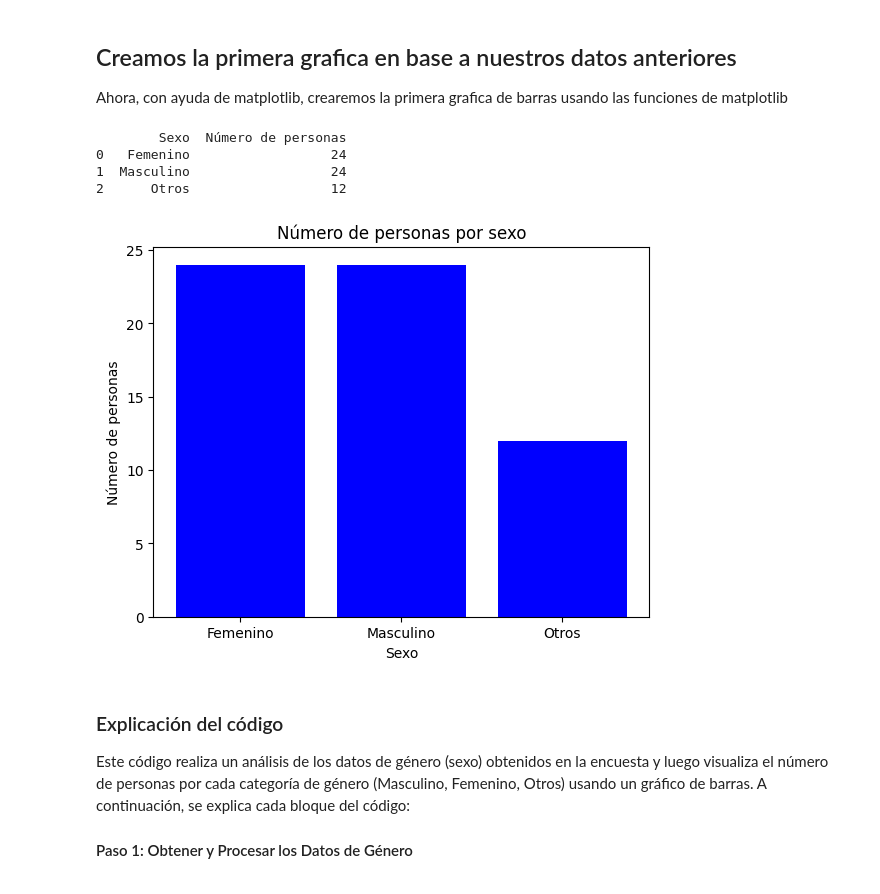
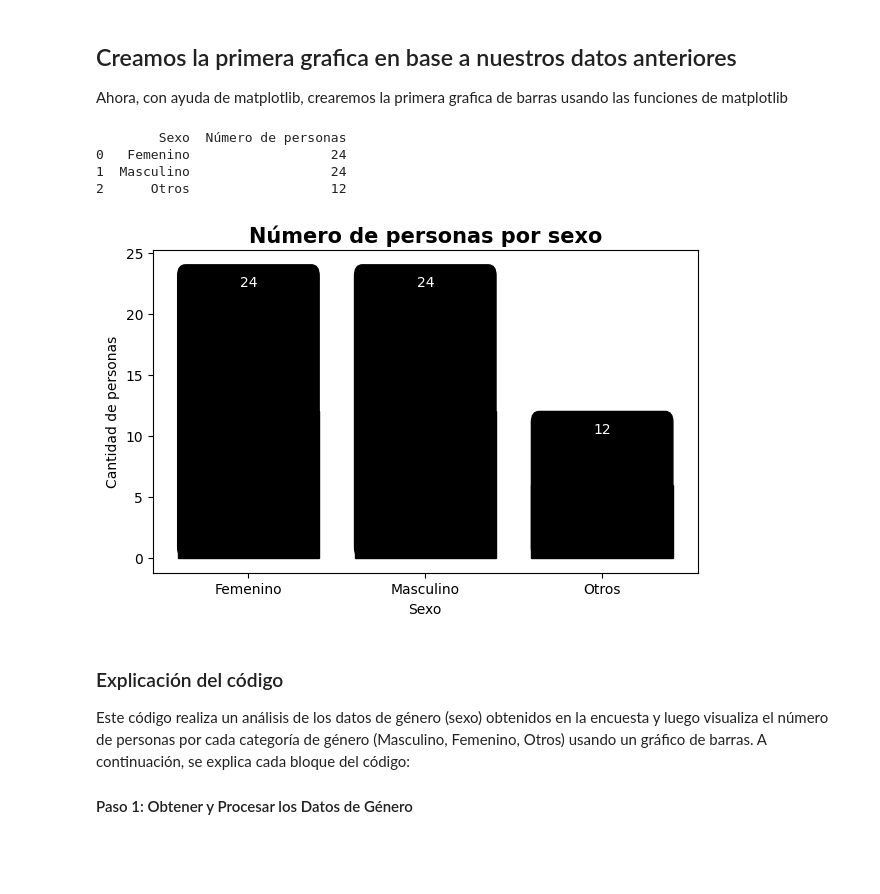
Before and after one commit to Chere3/maizteca_analisis, a Jupyter notebook: main.ipynb, the cells around one changed output. Cells and saved outputs as stored; diff of their text form; code cells hidden in the pictures; blank space fills up the shorter version.

Commit message:
refactor(sex): change format of visualization of graphs

```diff
--- a/main.ipynb
+++ b/main.ipynb
@@ -48,23 +48,45 @@ Ahora, con ayuda de matplotlib, crearemos la primera grafica de barras usando la
 # %%
 # Get the data.
 sex_data = np.unique(np.array(list(map(lambda x: x if x in ["Masculino", "Femenino"] else "Otros", data[:, 1]))), return_counts=True,)
 
 # Plot the data and print table.
 print(pd.DataFrame({"Sexo": sex_data[0], "Número de personas": sex_data[1]}))
-plt.bar(sex_data[0], sex_data[1], color="blue")
+
+# Create the figure and the axes.
+fig, ax = plt.subplots(figsize=(6, 4), constrained_layout=True)
+
+# Remove the null values from the plotting data.
+sex_bars_without_nans = [x if x is not None else 0 for x in sex_data[1]]
+sex_bars = plt.bar(x=sex_data[0], height=sex_bars_without_nans, color="black")
+
+# Rounding bars patch
+for i, bar in enumerate(sex_bars):
+    # Add text annotation.
+    plt.text(bar.get_x() + bar.get_width() / 2, bar.get_height() - 2, sex_bars_without_nans[i], ha="center", va="bottom", color="white")
+
+    # Make the bars rounded.
+    if bar.get_height() > 0.2 * min(sex_bars_without_nans):
+        rounded_top = mpatches.FancyBboxPatch(xy=bar.get_xy(), width=bar.get_width(), height=bar.get_height(), boxstyle="round,pad=0,rounding_size=0.04", color="black", transform=ax.transData, mutation_scale=1.1, mutation_aspect=20)
+        square_bottom = mpatches.Rectangle(xy=bar.get_xy(), width=bar.get_width(), height=bar.get_height()/2, transform=ax.transData, color="black")
+
+
+    bar.remove()
+    plt.gca().add_patch(rounded_top)
+    plt.gca().add_patch(square_bottom)
+
 
 # Add labels.
 plt.xlabel("Sexo")
-plt.ylabel("Número de personas")
-plt.title("Número de personas por sexo")
+plt.ylabel("Cantidad de personas")
+plt.title("Número de personas por sexo", fontsize=15, fontweight="bold")
 
 plt.show()
 # %% [output]
         Sexo  Número de personas
 0   Femenino                  24
 1  Masculino                  24
 2      Otros                  12
-[figure, old version]
+[figure, new version]
 # %% [markdown]
 ### Explicación del código
 Este código realiza un análisis de los datos de género (sexo) obtenidos en la encuesta y luego visualiza el número de personas por cada categoría de género (Masculino, Femenino, Otros) usando un gráfico de barras. A continuación, se explica cada bloque del código:
```
Also changed, not shown: parts of 1 cell of this notebook.
